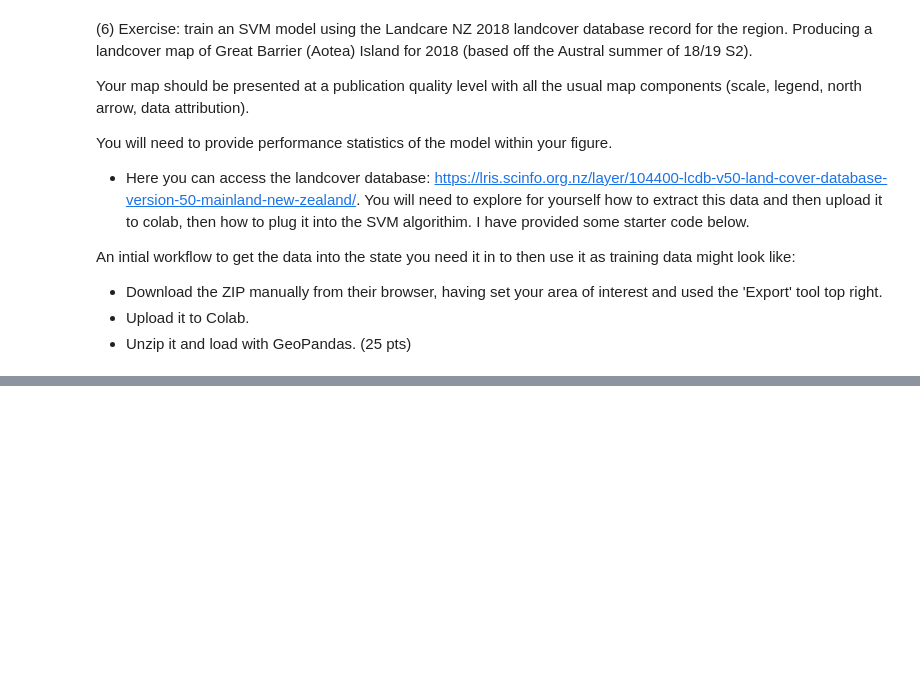
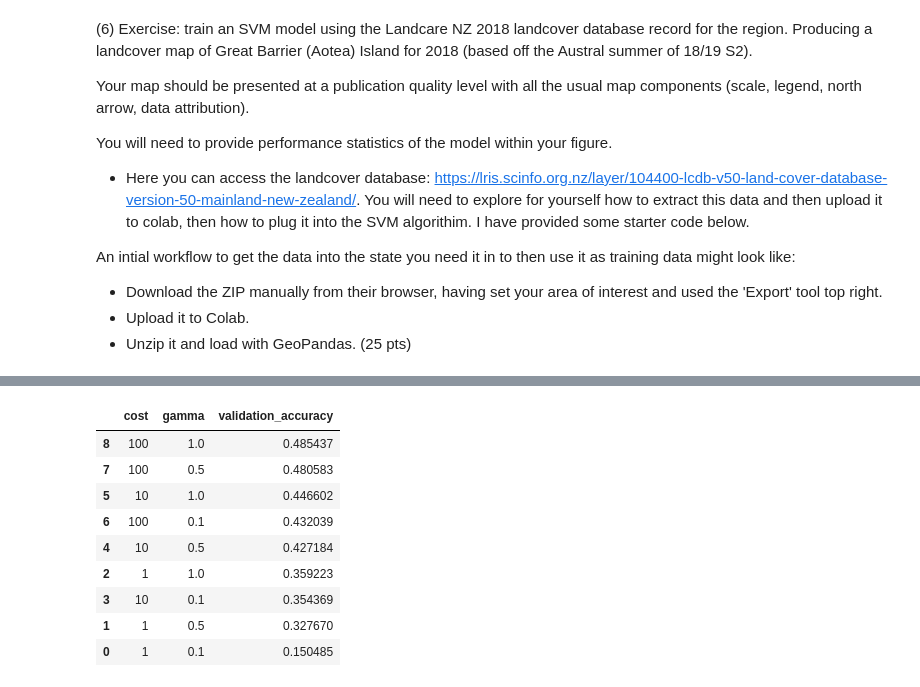
Before and after one commit to lucyr123/SatelliteDataAI-UOA, a Jupyter notebook: Lab-Notebooks/761_Lab2.ipynb, the cells around one changed output, grey strips where cells are left out. Saved outputs shown, nothing was run; the diff lists cells and outputs as text; code cells hidden in the pictures; blank space fills up the shorter version.

```diff
--- a/Lab-Notebooks/761_Lab2.ipynb
+++ b/Lab-Notebooks/761_Lab2.ipynb
@@ -264,0 +1126,84 @@ print(gdf.head())
+# %%
+results = []
+
+cost_values = [
+    1,
+    10,
+    100
+]
+
+gamma_values = [
+    0.1,
+    0.5,
+    1.0
+]
+
+
+for cost_value in cost_values:
+
+    for gamma_value in gamma_values:
+
+        model = (
+            ee.Classifier.libsvm(
+                kernelType="RBF",
+                cost=cost_value,
+                gamma=gamma_value
+            )
+            .train(
+                features=train_q6,
+                classProperty="class_id",
+                inputProperties=bands_q6
+            )
+        )
+
+        predicted = valid_q6.classify(
+            model,
+            "predicted"
+        )
+
+        y_true = (
+            predicted
+            .aggregate_array("class_id")
+            .getInfo()
+        )
+
+        y_pred = (
+            predicted
+            .aggregate_array("predicted")
+            .getInfo()
+        )
+
+        accuracy = accuracy_score(
+            y_true,
+            y_pred
+        )
+
+        results.append(
+            {
+                "cost": cost_value,
+                "gamma": gamma_value,
+                "validation_accuracy":
+                    accuracy
+            }
+        )
+
+
+results_df = pd.DataFrame(results)
+
+display(
+    results_df.sort_values(
+        "validation_accuracy",
+        ascending=False
+    )
+)
+# %% [output]
+|  | cost | gamma | validation_accuracy |
+| 8 | 100 | 1.0 | 0.485437 |
+| 7 | 100 | 0.5 | 0.480583 |
+| 5 | 10 | 1.0 | 0.446602 |
+| 6 | 100 | 0.1 | 0.432039 |
+| 4 | 10 | 0.5 | 0.427184 |
+| 2 | 1 | 1.0 | 0.359223 |
+| 3 | 10 | 0.1 | 0.354369 |
+| 1 | 1 | 0.5 | 0.327670 |
+| 0 | 1 | 0.1 | 0.150485 |
```
Also changed, not shown: parts of 23 cells of this notebook.
